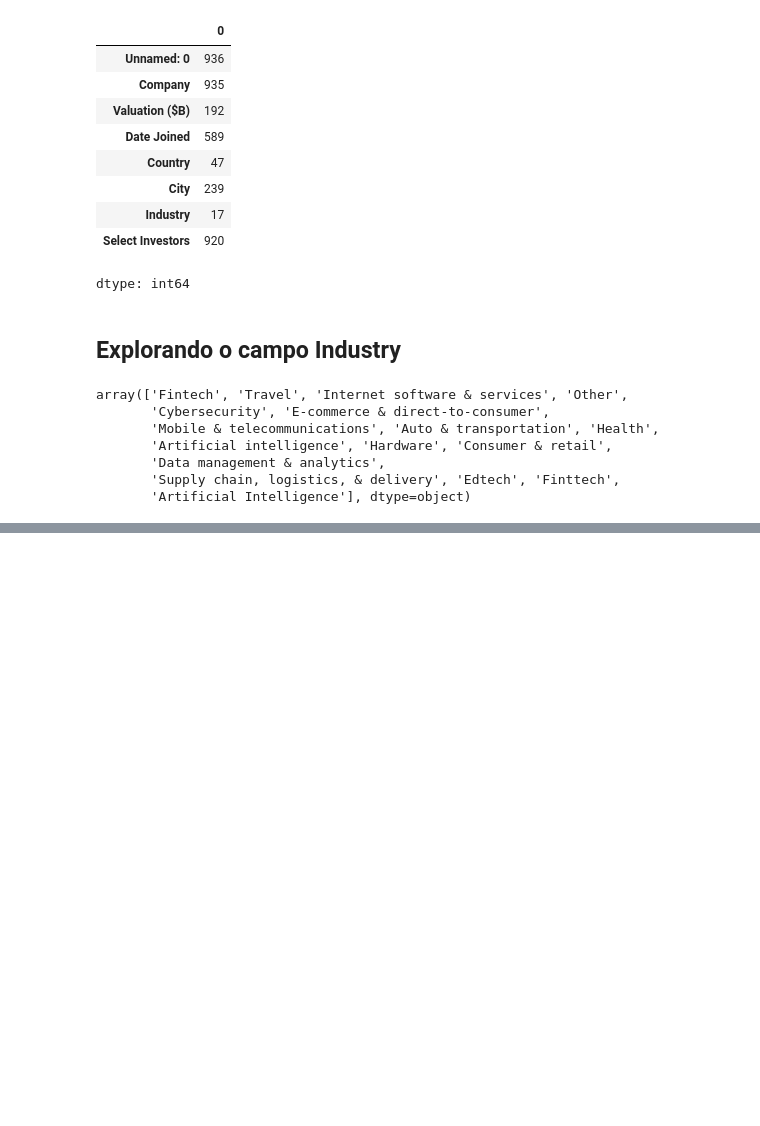
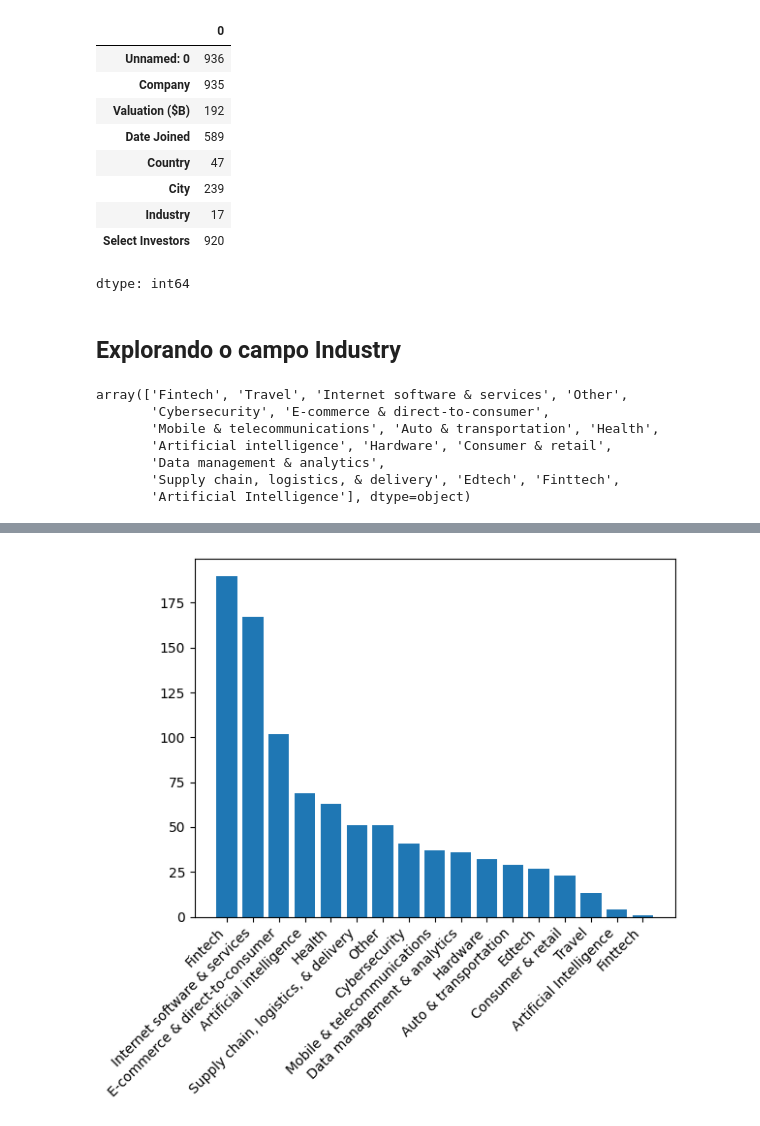
Before and after one commit to Vinicius-DataAnalyst/portfolio, a Jupyter notebook: 01_PROJ_Unicorn_March2025.ipynb, the cells around one changed output, grey strips where cells are left out. Saved outputs shown, nothing was run; the diff lists cells and outputs as text; code cells hidden in the pictures; blank space fills up the shorter version.

```diff
--- a/01_PROJ_Unicorn_March2025.ipynb
+++ b/01_PROJ_Unicorn_March2025.ipynb
@@ -187,3 +187,9 @@ df['Industry'].value_counts( normalize = True)
 | Artificial Intelligence | 0.004274 |
 | Finttech | 0.001068 |
 dtype: float64
+# %%
+# criando um gráfico dos principais setores do unicornios
+plt.bar( df['Industry'].value_counts().index, df['Industry'].value_counts() )
+plt.xticks( rotation = 45, ha = 'right');
+# %% [output]
+[figure, added]
```
Also changed, not shown: parts of 15 cells of this notebook.
